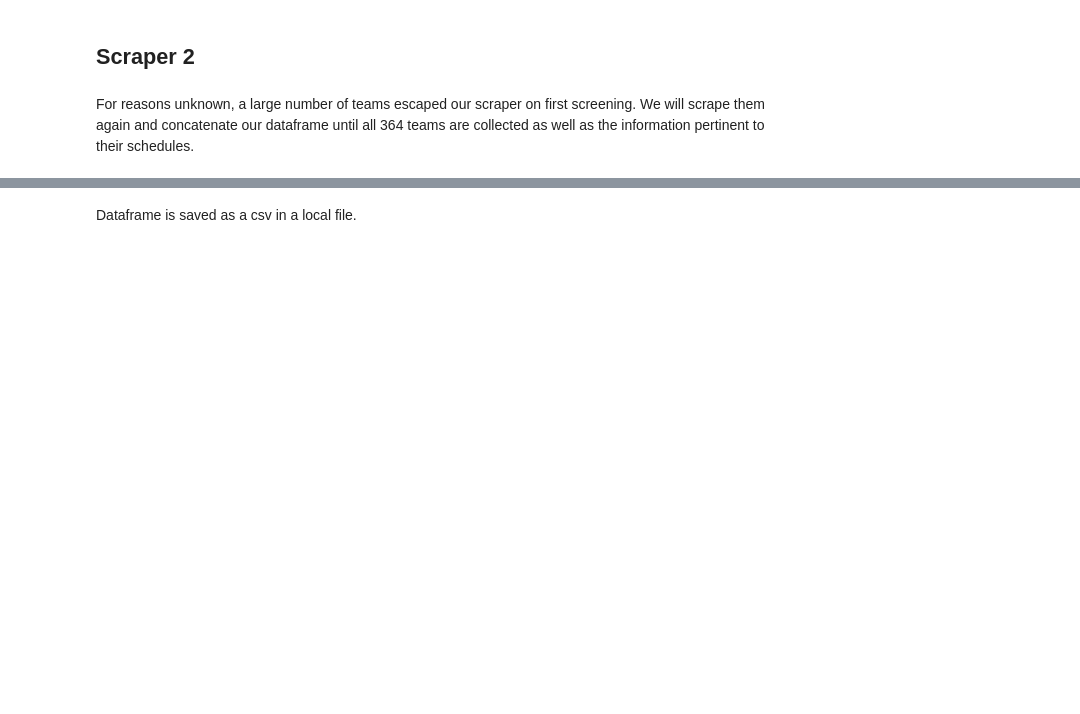
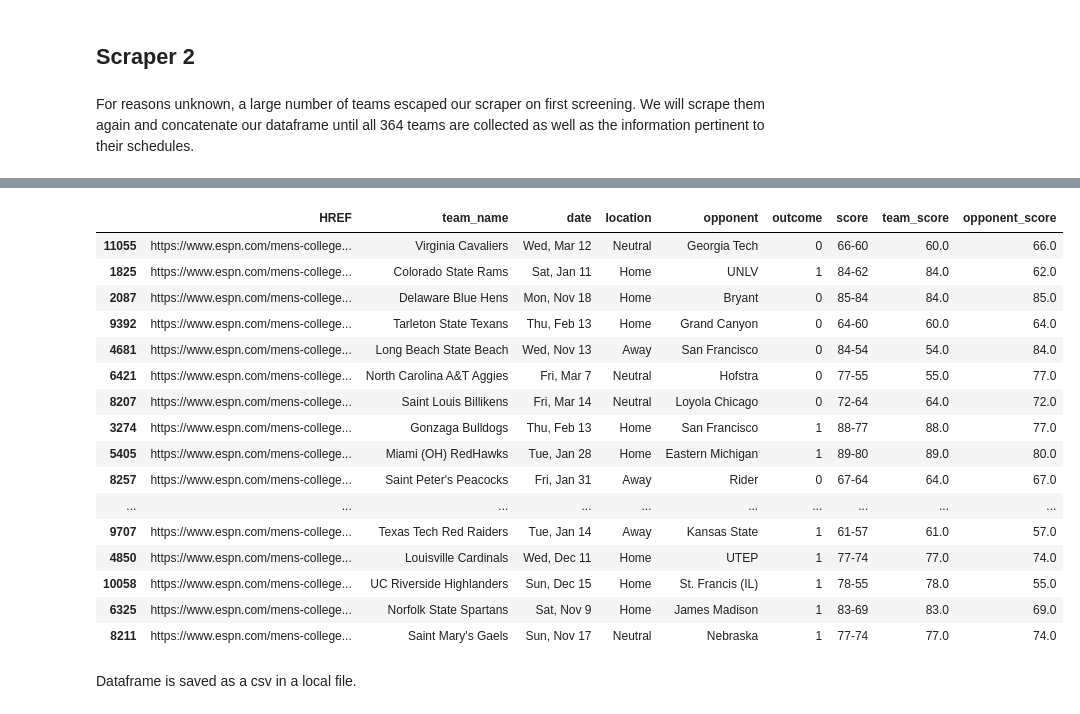
Before and after one commit to JTsmit2013/March_Code_Pudding, a Jupyter notebook: ESPN_March_Madness_Scrapers.ipynb, the cells around one changed output, grey strips where cells are left out. Cells and saved outputs as stored; diff of their text form; code cells hidden in the pictures; blank space fills up the shorter version.

```diff
--- a/ESPN_March_Madness_Scrapers.ipynb
+++ b/ESPN_March_Madness_Scrapers.ipynb
@@ -300,0 +603,4 @@ df_2024.to_csv(path_or_buf='2024_NBA_full_schedule.csv')
+# %%
+df_full['location'] = df_full.apply(lambda row: 'N' if '*' in row['opponent'] else row['location'], axis=1)
+df_full['opponent'] = df_full['opponent'].str.replace('*', '').str.strip()
+df_full['location'].value_counts()
@@ -300,0 +613,5 @@ df_2024.to_csv(path_or_buf='2024_NBA_full_schedule.csv')
+# %%
+df_full['opponent'] = df_full['opponent'].str.replace(r'^\d+|\d+$', '', regex=True).str.strip()
+df_full['team_name'] = df_full['team_name'].str.replace(r'^\d+|\d+$', '', regex=True).str.strip()
+# %%
+df_full['location'] = df_full['location'].replace({'vs': 'Home', '@': 'Away', 'N': 'Neutral'})
@@ -300,0 +626,22 @@ df_2024.to_csv(path_or_buf='2024_NBA_full_schedule.csv')
+# %%
+df_full['team_score'] = np.zeros(df_full.shape[0])
+df_full['opponent_score'] = np.zeros(df_full.shape[0])
+
+for index, row in df_full.iterrows():
+    if not pd.isna(row['score']):
+        score1, score2 = map(int, row['score'].split('-')) # Dataset has np.nan so datatype for columns would be float
+
+        if row['outcome'] == 0:
+            if score1 < score2:
+                df_full.loc[index, 'team_score'] = score1
+                df_full.loc[index, 'opponent_score'] = score2
+            else:
+                df_full.loc[index, 'team_score'] = score2
+                df_full.loc[index, 'opponent_score'] = score1
+        elif row['outcome'] == 1:
+            if score1 < score2:
+                df_full.loc[index, 'opponent_score'] = score1
+                df_full.loc[index, 'team_score'] = score2
+            else:
+                df_full.loc[index, 'team_score'] = score1
+                df_full.loc[index, 'opponent_score'] = score2
@@ -301,2 +664,22 @@ df_2024.to_csv(path_or_buf='2024_NBA_full_schedule.csv')
+# %%
+df_full.sample(20, random_state=42)
+# %% [output]
+|  | HREF | team_name | date | location | opponent | outcome | score | team_score | opponent_score |
+| 11055 | https://www.espn.com/mens-college... | Virginia Cavaliers | Wed, Mar 12 | Neutral | Georgia Tech | 0 | 66-60 | 60.0 | 66.0 |
+| 1825 | https://www.espn.com/mens-college... | Colorado State Rams | Sat, Jan 11 | Home | UNLV | 1 | 84-62 | 84.0 | 62.0 |
+| 2087 | https://www.espn.com/mens-college... | Delaware Blue Hens | Mon, Nov 18 | Home | Bryant | 0 | 85-84 | 84.0 | 85.0 |
+| 9392 | https://www.espn.com/mens-college... | Tarleton State Texans | Thu, Feb 13 | Home | Grand Canyon | 0 | 64-60 | 60.0 | 64.0 |
+| 4681 | https://www.espn.com/mens-college... | Long Beach State Beach | Wed, Nov 13 | Away | San Francisco | 0 | 84-54 | 54.0 | 84.0 |
+| 6421 | https://www.espn.com/mens-college... | North Carolina A&T Aggies | Fri, Mar 7 | Neutral | Hofstra | 0 | 77-55 | 55.0 | 77.0 |
+| 8207 | https://www.espn.com/mens-college... | Saint Louis Billikens | Fri, Mar 14 | Neutral | Loyola Chicago | 0 | 72-64 | 64.0 | 72.0 |
+| 3274 | https://www.espn.com/mens-college... | Gonzaga Bulldogs | Thu, Feb 13 | Home | San Francisco | 1 | 88-77 | 88.0 | 77.0 |
+| 5405 | https://www.espn.com/mens-college... | Miami (OH) RedHawks | Tue, Jan 28 | Home | Eastern Michigan | 1 | 89-80 | 89.0 | 80.0 |
+| 8257 | https://www.espn.com/mens-college... | Saint Peter's Peacocks | Fri, Jan 31 | Away | Rider | 0 | 67-64 | 64.0 | 67.0 |
+| ... | ... | ... | ... | ... | ... | ... | ... | ... | ... |
+| 9707 | https://www.espn.com/mens-college... | Texas Tech Red Raiders | Tue, Jan 14 | Away | Kansas State | 1 | 61-57 | 61.0 | 57.0 |
+| 4850 | https://www.espn.com/mens-college... | Louisville Cardinals | Wed, Dec 11 | Home | UTEP | 1 | 77-74 | 77.0 | 74.0 |
+| 10058 | https://www.espn.com/mens-college... | UC Riverside Highlanders | Sun, Dec 15 | Home | St. Francis (IL) | 1 | 78-55 | 78.0 | 55.0 |
+| 6325 | https://www.espn.com/mens-college... | Norfolk State Spartans | Sat, Nov 9 | Home | James Madison | 1 | 83-69 | 83.0 | 69.0 |
+| 8211 | https://www.espn.com/mens-college... | Saint Mary's Gaels | Sun, Nov 17 | Neutral | Nebraska | 1 | 77-74 | 77.0 | 74.0 |
 # %% [markdown]
 Dataframe is saved as a csv in a local file.
```
Also changed, not shown: parts of 46 cells of this notebook.
